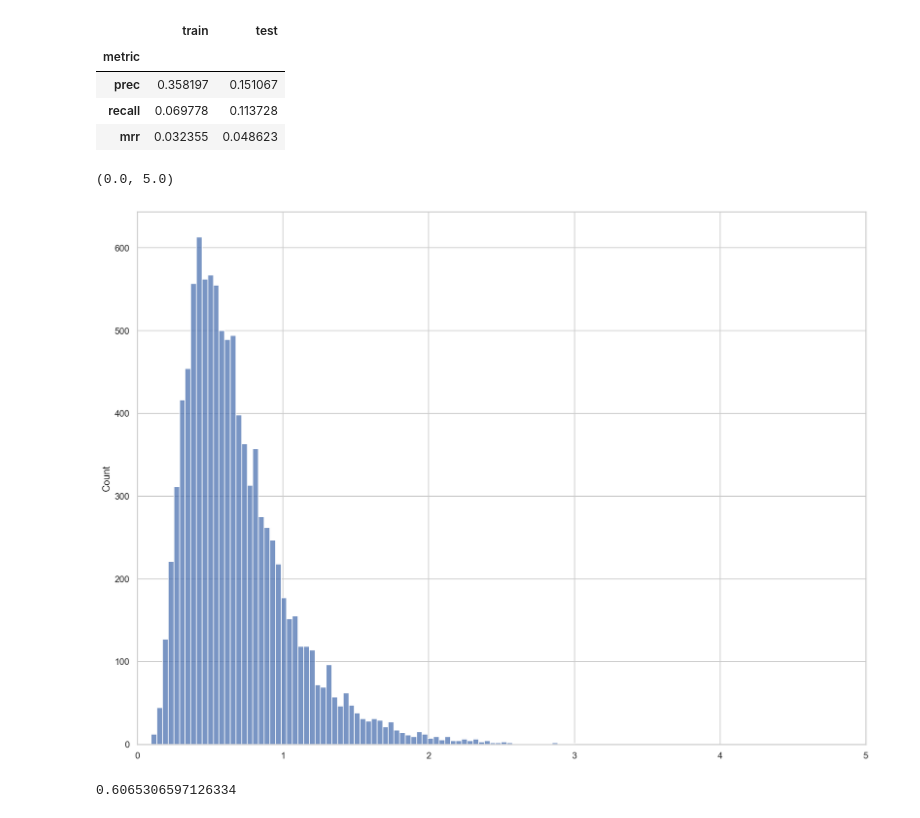
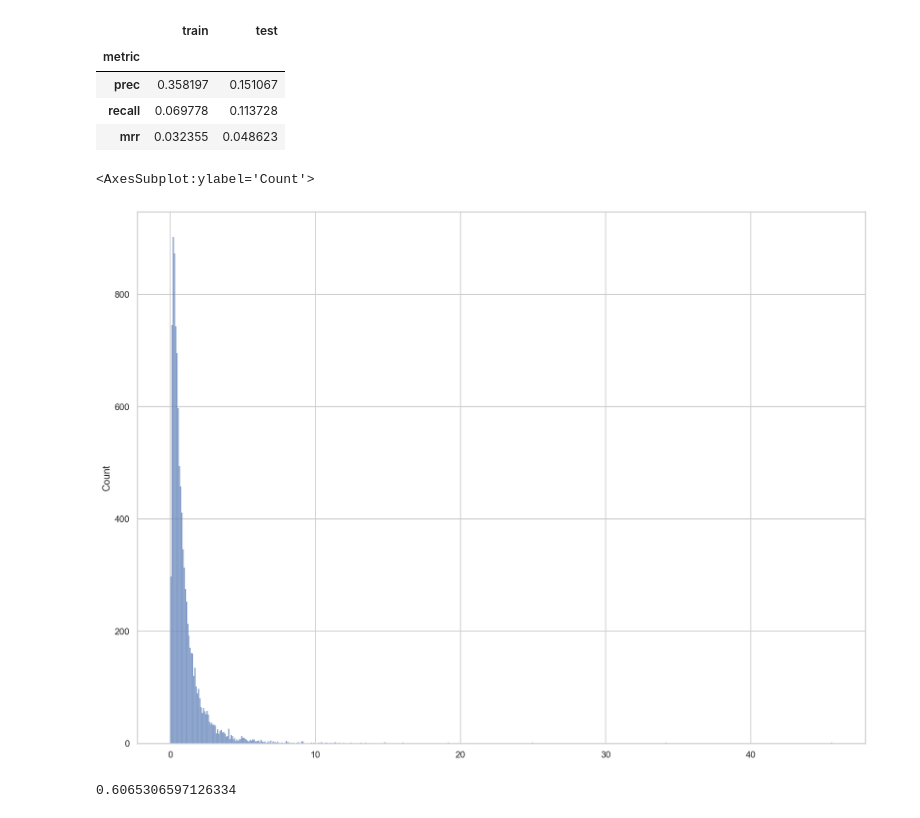
Before and after one commit to FlorianWilhelm/lda4rec, a Jupyter notebook: notebooks/04-experimenting2.ipynb, the cells around one changed output. Cells and saved outputs as stored; diff of their text form; code cells hidden in the pictures.

```diff
--- a/notebooks/04-experimenting2.ipynb
+++ b/notebooks/04-experimenting2.ipynb
@@ -206,12 +214,14 @@ summary(hlda_est, train=train, test=test)
 # %%
 lda_est.predict_posterior = True
 summary(lda_est, train=train, test=test)
+# %%
+sns.histplot(dist.LogNormal(-0.5, 1.).sample((10_000,)))
+# %% [output]
+<AxesSubplot:ylabel='Count'>
+[figure, added]
 # %%
-sns.histplot(dist.LogNormal(-0.5,0.5).sample((10_000,)))
+sns.histplot(dist.LogNormal(-0.5,10).sample((10_000,)))
 plt.xlim(0, 5)
-# %% [output]
-(0.0, 5.0)
-[figure, removed]
 # %%
 np.exp(-0.5)
 # %% [output]
```
Also changed, not shown: parts of 3 cells of this notebook, 1 other file.
